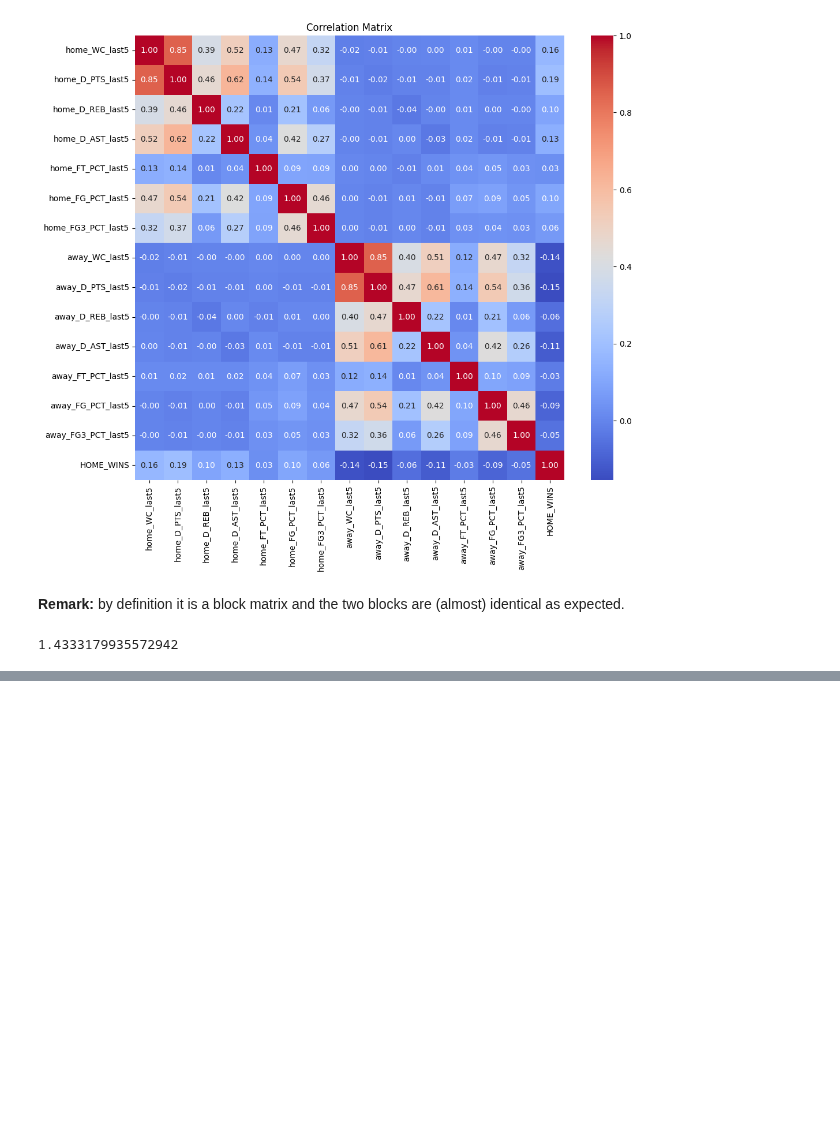
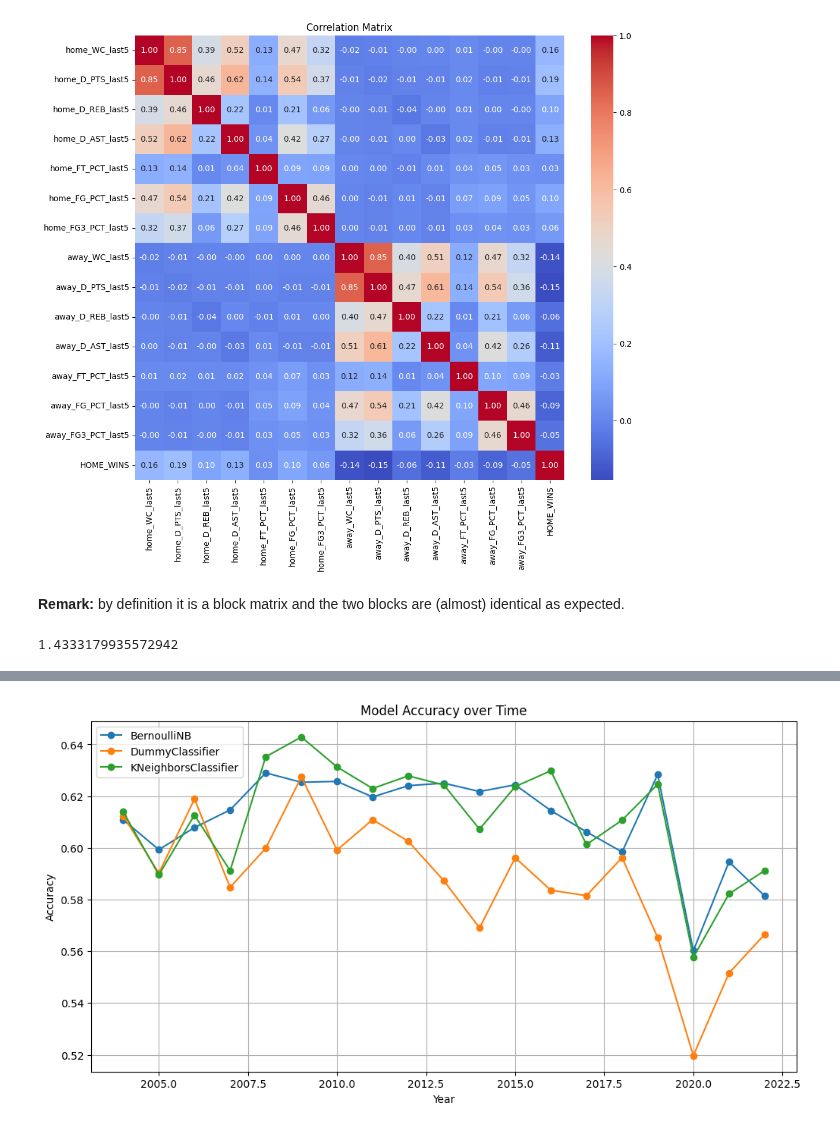
Before and after one commit to giovanni-lucarelli/basket, a Jupyter notebook: main.ipynb, the cells around one changed output, grey strips where cells are left out. Saved outputs shown, nothing was run; the diff lists cells and outputs as text; code cells hidden in the pictures; blank space fills up the shorter version.

```diff
--- a/main.ipynb
+++ b/main.ipynb
@@ -220,7 +249,0 @@ nb_metrics = classification_assessment(nb_classifier, 'NB', X_test, y_test)
-# %%
-# build a dictionary with all the metrics to iterate over
-all_metrics = {}
-all_metrics.update(rf_metrics)
-all_metrics.update(knn_metrics)
-all_metrics.update(dummy_metrics)
-all_metrics.update(nb_metrics)
@@ -270,0 +306,16 @@ NameError: name 'all_metrics' is not defined
+# %%
+import json
+import numpy as np
+
+# Save the all_metrics dictionary to a JSON file
+# Convert NumPy arrays to lists before saving
+for model_name, metrics in all_metrics.items():
+    for key, value in metrics.items():
+        if isinstance(value, np.ndarray):
+            metrics[key] = value.tolist()  # Convert ndarray to list
+        # Check if value is a tuple containing ndarrays
+        if isinstance(value, tuple) and any(isinstance(item, np.ndarray) for item in value):
+            metrics[key] = tuple(item.tolist() if isinstance(item, np.ndarray) else item for item in value)
+
+with open('all_metrics.json', 'w') as f:
+    json.dump(all_metrics, f, indent=4)
@@ -343,0 +401,18 @@ KeyboardInterrupt:
+# %%
+# plot for each model the accuracy as function of year
+
+plt.figure(figsize=(12, 6))
+
+for model_name, years in century_metrics.items():
+    years_list = sorted(years.keys())  # Sort the years for proper plotting
+    accuracies = [years[year]['accuracy'] for year in years_list]
+    plt.plot(years_list, accuracies, marker='o', linestyle='-', label=model_name)
+
+plt.xlabel("Year")
+plt.ylabel("Accuracy")
+plt.title("Model Accuracy over Time")
+plt.legend()
+plt.grid(True)
+plt.show()
+# %% [output]
+[figure, added]
```
Also changed, not shown: parts of 37 cells of this notebook.
